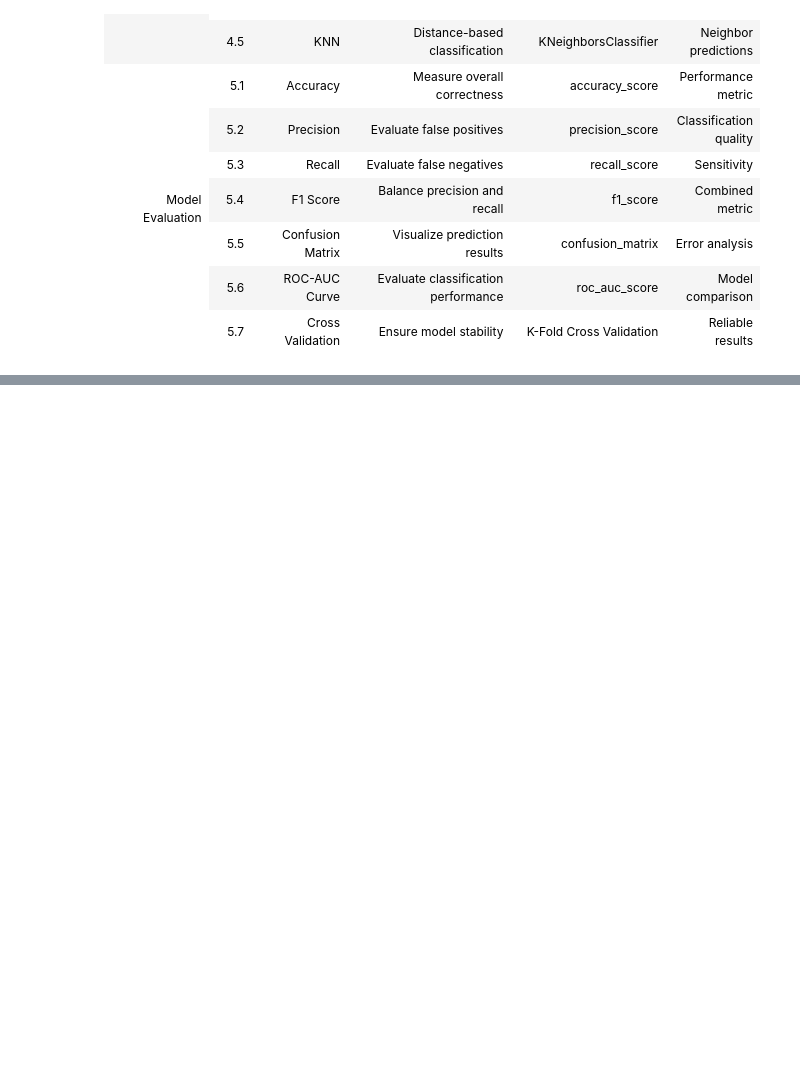
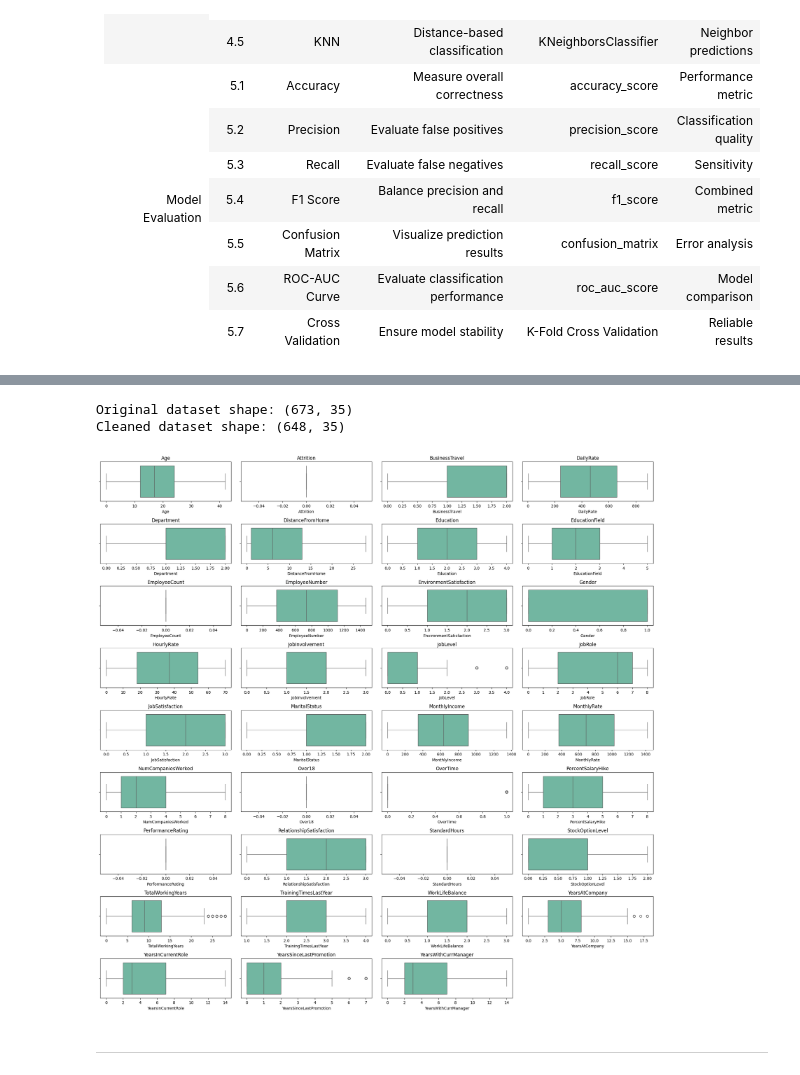
Before and after one commit to misbahkhattak718-pixel/Mentorship-Program--Devsil, a Jupyter notebook: Weekly Mini Projects/Week 7/HR-Employee-Attrition.ipynb, the cells around one changed output, grey strips where cells are left out. Drawn from its saved outputs; the diff is of its cells as text; code cells hidden in the pictures; blank space fills up the shorter version.

```diff
--- a/Weekly Mini Projects/Week 7/HR-Employee-Attrition.ipynb
+++ b/Weekly Mini Projects/Week 7/HR-Employee-Attrition.ipynb
@@ -440,0 +808,11 @@ Workforce planning
+# %%
+# Remove the outliers using IQR:
+
+Q1 = df.quantile(0.25)
+Q3 = df.quantile(0.75)
+IQR = Q3 - Q1
+
+df = df[~((df < (Q1 - 1.5 * IQR)) | (df > (Q3 + 1.5 * IQR))).any(axis=1)]
+
+# show the data without outliers:
+df
@@ -440,0 +833,58 @@ Workforce planning
+# %%
+# Import the required module
+from scipy import stats
+
+# Remove the outlier in the dataset using Z-score method:
+# Calculate Z-scores for numeric columns
+z_scores = {}
+for col in df.select_dtypes(include=[np.number]).columns:
+    z_scores[col] = np.abs(stats.zscore(df[col]))
+
+# Set a threshold for identifying outliers (commonly 3)
+threshold = 3
+# Create a boolean mask to identify outliers
+outliers = np.zeros(df.shape[0], dtype=bool)
+for col in z_scores:
+    outliers |= (z_scores[col] > threshold)
+
+
+# Remove the outliers from the dataset using Z-score method in categorical columns:
+for col in df.select_dtypes(include=[object]).columns:
+    mode = df[col].mode()[0]
+    df[col].fillna(mode, inplace=True)
+    z_scores = np.abs(stats.zscore(df[col]))
+    outliers |= (z_scores > threshold)
+
+
+
+
+
+
+# Remove outliers from the dataset
+df_cleaned = df[~outliers]
+print(f"Original dataset shape: {df.shape}")
+print(f"Cleaned dataset shape: {df_cleaned.shape}")
+# %% [output]
+Original dataset shape: (673, 35)
+Cleaned dataset shape: (648, 35)
+# %%
+# it confirm the data without outliers using the boxplot visualization:
+
+plt.figure(figsize=(20, 20))
+
+# Only include numeric columns for boxplot visualization
+numeric_cols = df.select_dtypes(include=[np.number]).columns
+
+re = 1
+for i in numeric_cols:
+    plt.subplot(len(numeric_cols) // 4 + 1, 4, re)
+    sns.boxplot(x=df[i], palette="Set2")
+    plt.title(i)
+    re += 1
+
+plt.tight_layout()
+plt.show()
+# %% [output]
+[figure, added]
+# %% [markdown]
+---
```
Also changed, not shown: parts of 37 cells of this notebook, 1 other file.
